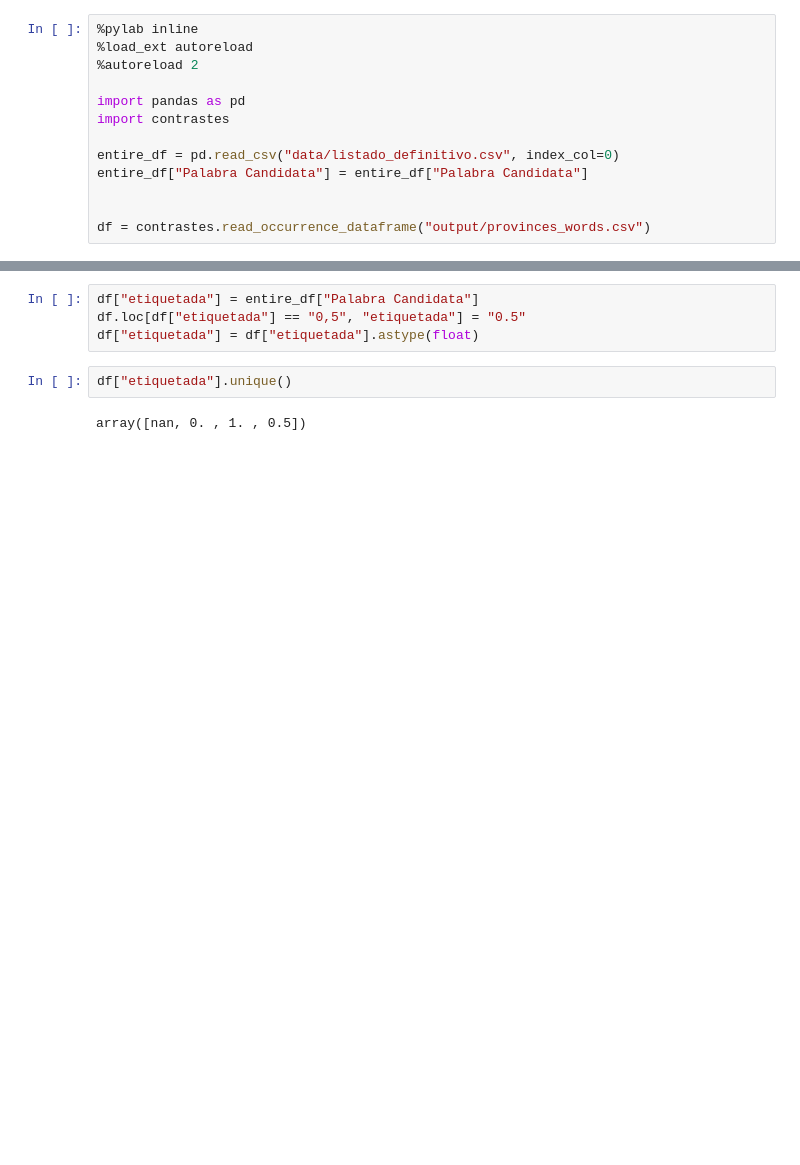
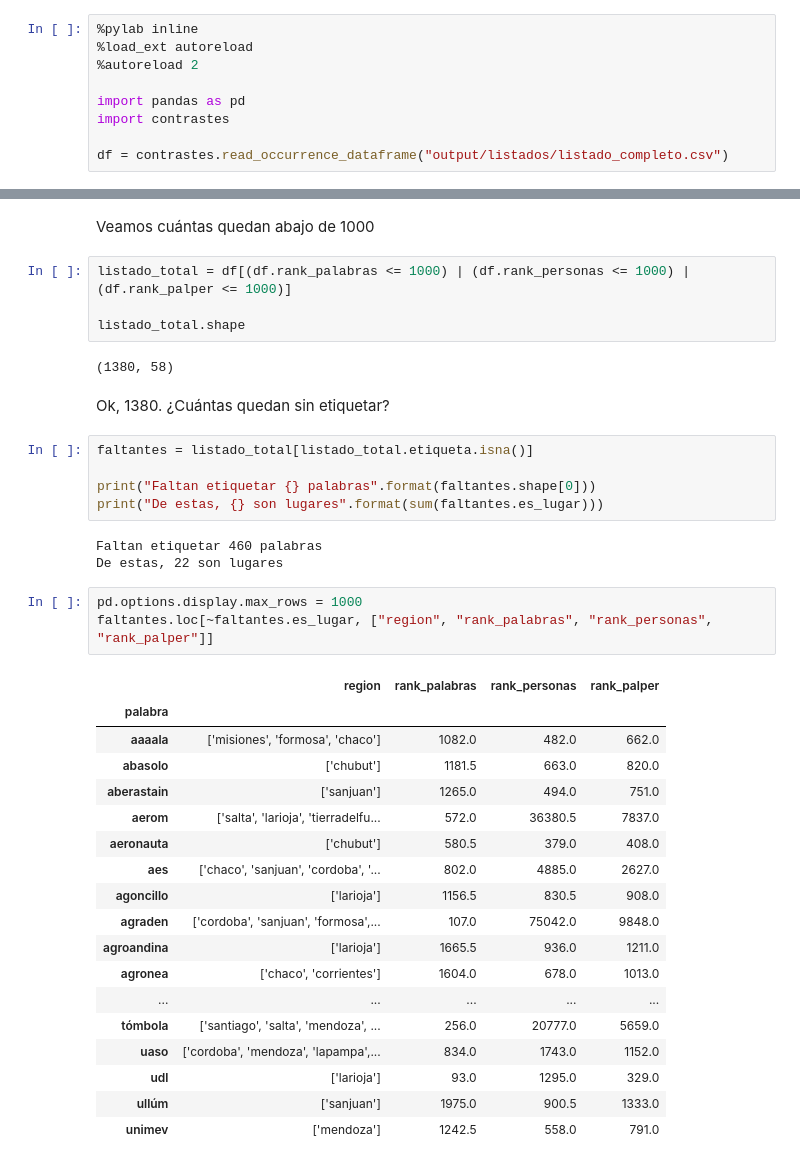
Before and after one commit to finiteautomata/contrastes, a Jupyter notebook: notebooks/generar_listado.ipynb, the cells around one changed output, grey strips where cells are left out. Cells and saved outputs as stored; diff of their text form; blank space fills up the shorter version.

Commit message:
Example with words not labeled

```diff
--- a/notebooks/generar_listado.ipynb
+++ b/notebooks/generar_listado.ipynb
@@ -8,10 +8,6 @@
 import pandas as pd
 import contrastes
 
-entire_df = pd.read_csv("data/listado_definitivo.csv", index_col=0)
-entire_df["Palabra Candidata"] = entire_df["Palabra Candidata"]
-
-
-df = contrastes.read_occurrence_dataframe("output/provinces_words.csv")
+df = contrastes.read_occurrence_dataframe("output/listados/listado_completo.csv")
 # %% [output]
 Populating the interactive namespace from numpy and matplotlib
@@ -40,8 +16,40 @@ Name: Palabra Candidata, Length: 4986, dtype: object
-# %%
-df["etiquetada"] = entire_df["Palabra Candidata"]
-df.loc[df["etiquetada"] == "0,5", "etiquetada"] = "0.5"
-df["etiquetada"] = df["etiquetada"].astype(float)
-# %%
-df["etiquetada"].unique()
-# %% [output]
-array([nan, 0. , 1. , 0.5])
+# %% [markdown]
+Veamos cuántas quedan abajo de 1000
+# %%
+listado_total = df[(df.rank_palabras <= 1000) | (df.rank_personas <= 1000) | (df.rank_palper <= 1000)]
+
+listado_total.shape
+# %% [output]
+(1380, 58)
+# %% [markdown]
+Ok, 1380. ¿Cuántas quedan sin etiquetar?
+# %%
+faltantes = listado_total[listado_total.etiqueta.isna()]
+
+print("Faltan etiquetar {} palabras".format(faltantes.shape[0]))
+print("De estas, {} son lugares".format(sum(faltantes.es_lugar)))
+# %% [output]
+Faltan etiquetar 460 palabras
+De estas, 22 son lugares
+# %%
+pd.options.display.max_rows = 1000
+faltantes.loc[~faltantes.es_lugar, ["region", "rank_palabras", "rank_personas", "rank_palper"]]
+# %% [output]
+|  | region | rank_palabras | rank_personas | rank_palper |
+| palabra |  |  |  |  |
+| aaaala | ['misiones', 'formosa', 'chaco'] | 1082.0 | 482.0 | 662.0 |
+| abasolo | ['chubut'] | 1181.5 | 663.0 | 820.0 |
+| aberastain | ['sanjuan'] | 1265.0 | 494.0 | 751.0 |
+| aerom | ['salta', 'larioja', 'tierradelfu... | 572.0 | 36380.5 | 7837.0 |
+| aeronauta | ['chubut'] | 580.5 | 379.0 | 408.0 |
+| aes | ['chaco', 'sanjuan', 'cordoba', '... | 802.0 | 4885.0 | 2627.0 |
+| agoncillo | ['larioja'] | 1156.5 | 830.5 | 908.0 |
+| agraden | ['cordoba', 'sanjuan', 'formosa',... | 107.0 | 75042.0 | 9848.0 |
+| agroandina | ['larioja'] | 1665.5 | 936.0 | 1211.0 |
+| agronea | ['chaco', 'corrientes'] | 1604.0 | 678.0 | 1013.0 |
+| ... | ... | ... | ... | ... |
+| tómbola | ['santiago', 'salta', 'mendoza', ... | 256.0 | 20777.0 | 5659.0 |
+| uaso | ['cordoba', 'mendoza', 'lapampa',... | 834.0 | 1743.0 | 1152.0 |
+| udl | ['larioja'] | 93.0 | 1295.0 | 329.0 |
+| ullúm | ['sanjuan'] | 1975.0 | 900.5 | 1333.0 |
+| unimev | ['mendoza'] | 1242.5 | 558.0 | 791.0 |
```
Also changed, not shown: parts of 3 cells of this notebook.
